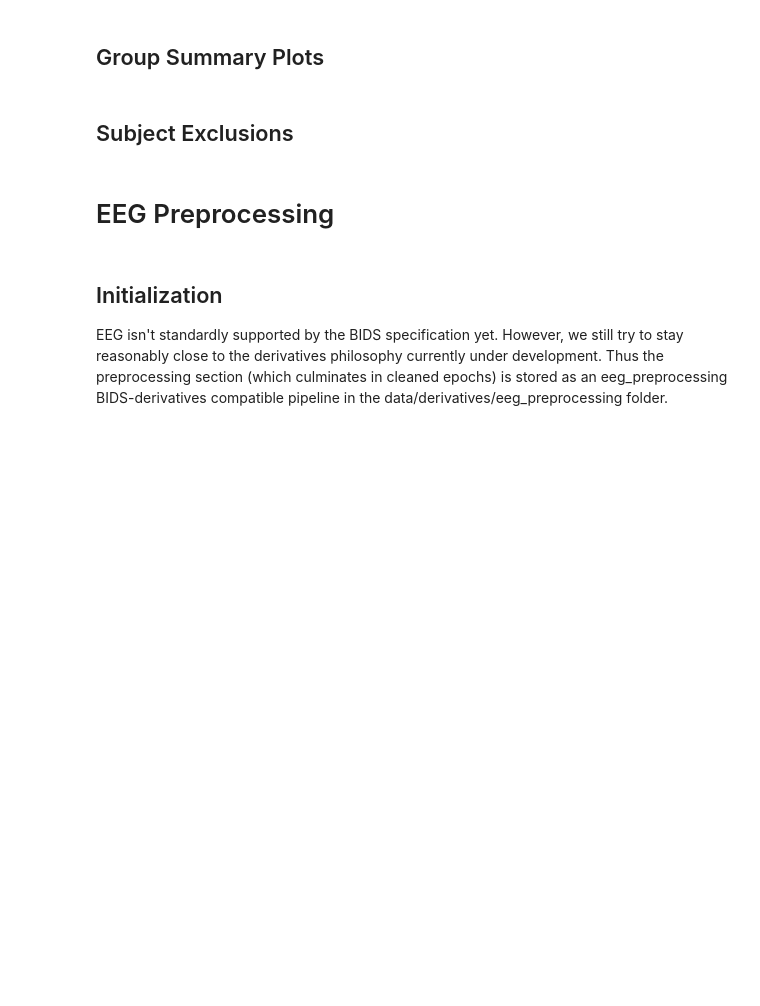
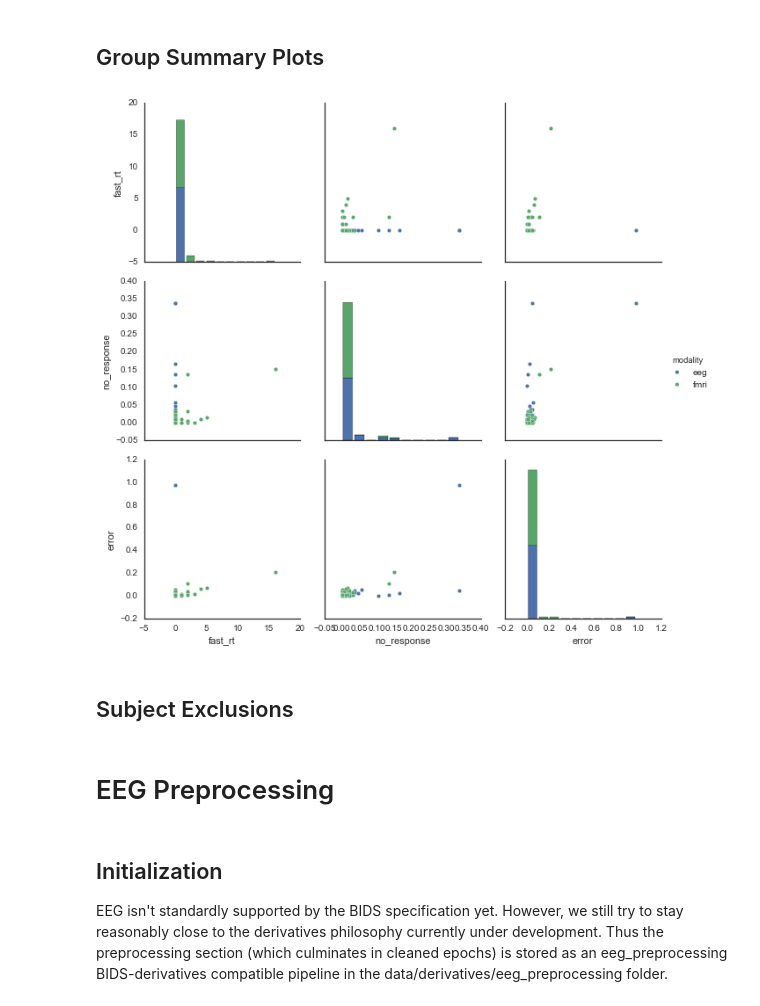
Before and after one commit to mghneurotherapeutics/msit, a Jupyter notebook: notebooks/01-preprocessing.ipynb, the cells around one changed output. Saved outputs shown, nothing was run; the diff lists cells and outputs as text; code cells hidden in the pictures; blank space fills up the shorter version.

```diff
--- a/notebooks/01-preprocessing.ipynb
+++ b/notebooks/01-preprocessing.ipynb
@@ -108,5 +283,26 @@ tidy_df.to_csv('../data/derivatives/behavior/group_data.tsv', sep='\t',
 # %% [markdown]
 ## Group Summary Plots
+# %%
+import pandas as pd
+import numpy as np
+import matplotlib.pyplot as plt
+import seaborn as sns
+
+sns.set(style='white', font_scale=1)
+
+tidy_df = pd.read_csv('../data/derivatives/behavior/group_data.tsv',
+                      sep='\t', na_values='n/a')
+
+agg_df = tidy_df[['participant_id', 'modality', 'error', 'no_response',
+                  'fast_rt']] \
+             .groupby(['participant_id', 'modality'], as_index=False) \
+             .agg({'error': 'mean', 'no_response': 'mean',
+                   'fast_rt': 'sum'})
+
+sns.pairplot(agg_df, hue='modality', size=3, aspect=1)
+plt.show()
+# %% [output]
+[figure, added]
 # %% [markdown]
 ## Subject Exclusions
 # %% [markdown]
```
Also changed, not shown: parts of 24 cells of this notebook.
